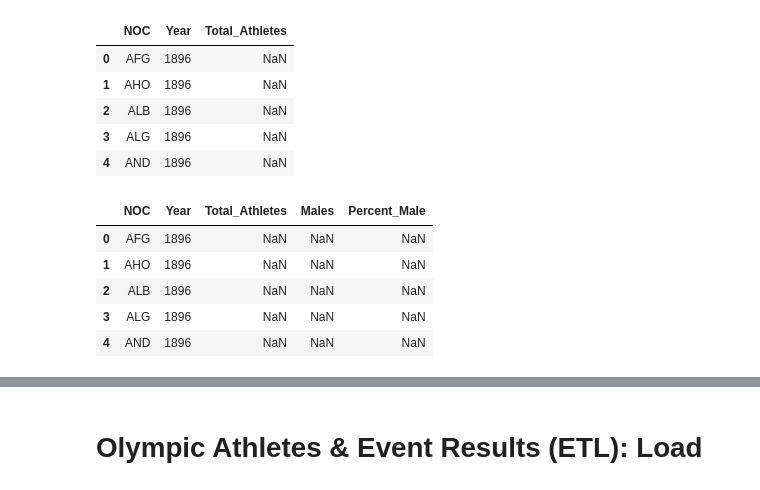
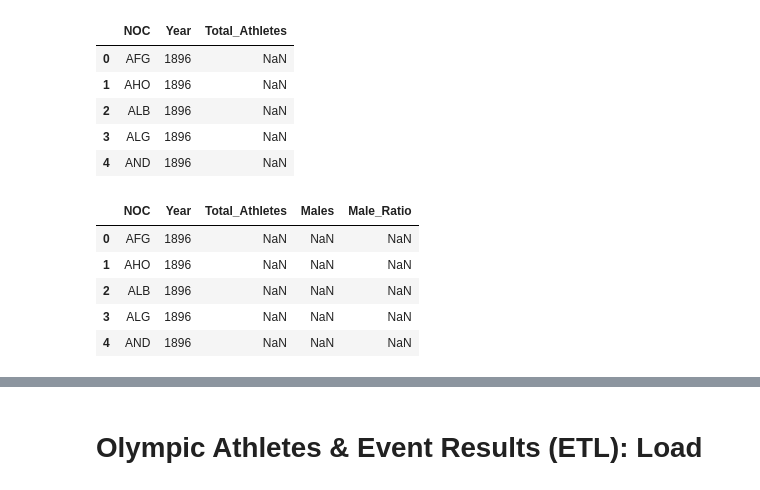
Before and after one commit to acdick/olympic_medal_count, a Jupyter notebook: Source/01_Athletes_and_Events.ipynb, the cells around one changed output, grey strips where cells are left out. Cells and saved outputs as stored; diff of their text form; code cells hidden in the pictures.

```diff
--- a/Source/01_Athletes_and_Events.ipynb
+++ b/Source/01_Athletes_and_Events.ipynb
@@ -40,6 +43,7 @@ noc_regions.head()
 | 3 | ALG | Algeria |
 | 4 | AND | Andorra |
 # %%
+#drop extraneous athlete and event columns
 athlete_events = athlete_events.drop(['Name',
                                       'Team',
                                       'Games',
@@ -47,7 +51,6 @@ athlete_events = athlete_events.drop(['Name',
                                       'City',
                                       'Event',
                                       'Medal',
-                                      'Sport',
                                       'ID'], axis=1)
 
 print(athlete_events.shape)
@@ -85,10 +89,10 @@ athletes.head()
 | 3 | ALG | 1896 |
 | 4 | AND | 1896 |
 # %%
-#count total athletes
+#count total athletes by year and country and merge into athletes table
 counts = athlete_events.groupby(['Year', 'NOC']).count()
 counts.rename(columns={'Sex': 'Total_Athletes'}, inplace=True)
-counts = counts.drop(['Age', 'Height', 'Weight'], axis=1)
+counts = counts.drop(['Age', 'Height', 'Weight', 'Sport'], axis=1)
 
 athletes = pd.merge(athletes, counts,  how='left', left_on=['Year','NOC'], right_on = ['Year','NOC'])
 athletes.head()
@@ -100,17 +104,17 @@ athletes.head()
 | 3 | ALG | 1896 | NaN |
 | 4 | AND | 1896 | NaN |
 # %%
-#find male to female ratio
+#find males by year and country and merge into athletes table
 males = athlete_events[athlete_events.Sex != 'F']
 males = males.groupby(['Year', 'NOC']).count()
-males = males.drop(['Age', 'Height', 'Weight'], axis=1)
+males = males.drop(['Age', 'Height', 'Weight', 'Sport'], axis=1)
 males.rename(columns={'Sex': 'Males'}, inplace=True)
 
 athletes = pd.merge(athletes, males,  how='left', left_on=['Year','NOC'], right_on = ['Year','NOC'])
-athletes['Percent_Male'] = athletes['Males'] / athletes['Total_Athletes']
+athletes['Male_Ratio'] = athletes['Males'] / athletes['Total_Athletes']
 athletes.head()
 # %% [output]
-|  | NOC | Year | Total_Athletes | Males | Percent_Male |
+|  | NOC | Year | Total_Athletes | Males | Male_Ratio |
 | 0 | AFG | 1896 | NaN | NaN | NaN |
 | 1 | AHO | 1896 | NaN | NaN | NaN |
 | 2 | ALB | 1896 | NaN | NaN | NaN |
```
Also changed, not shown: parts of 10 cells of this notebook, 2 other files.
